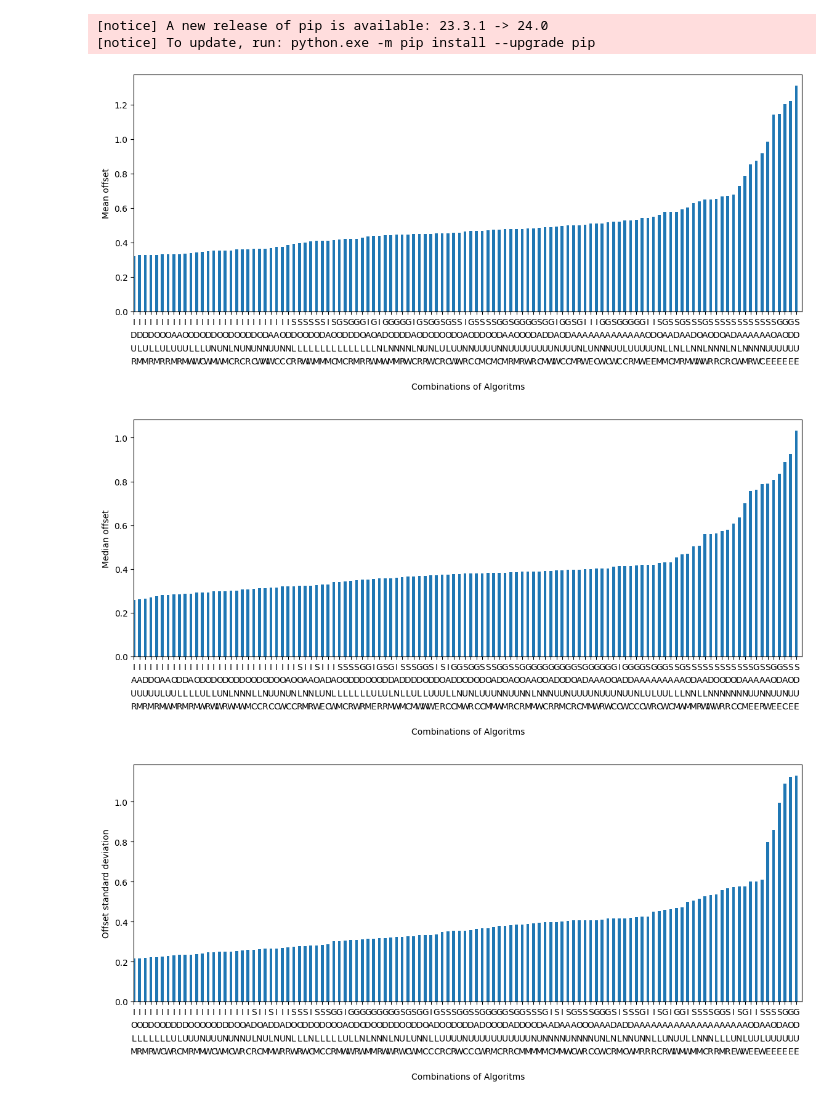
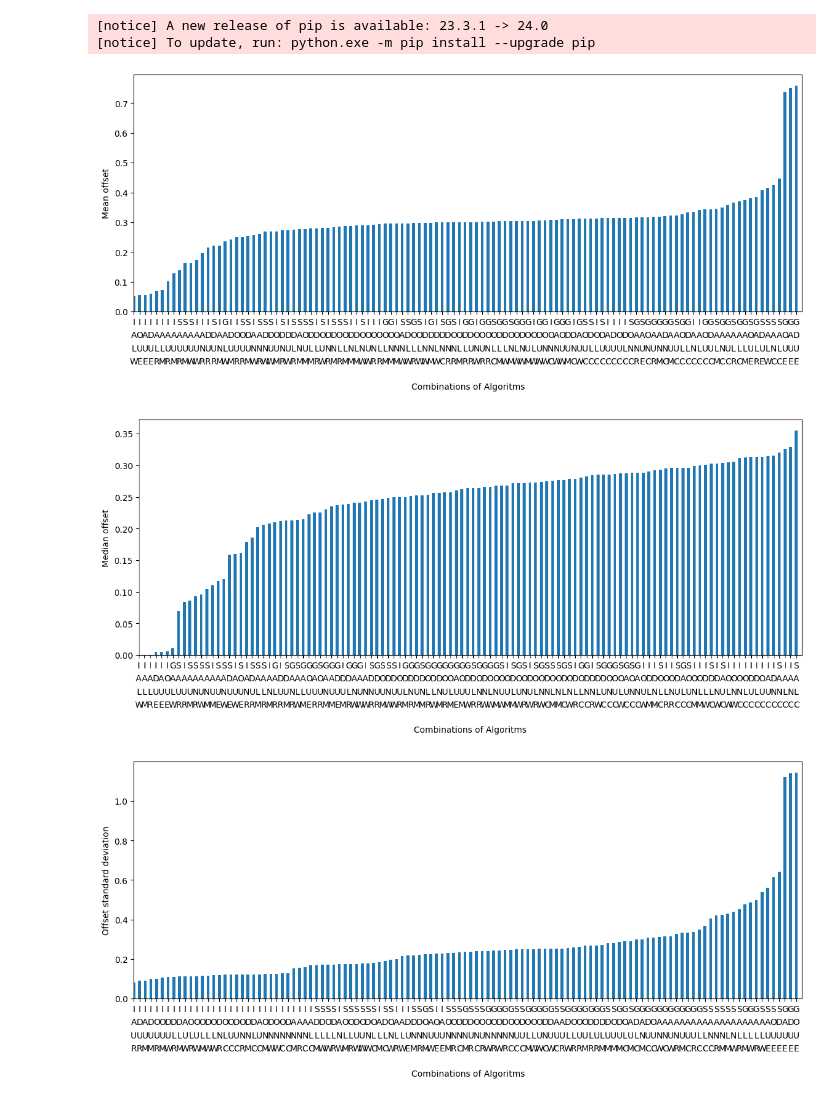
Before and after one commit to AlexLenitschek/ILDARSrevised, a Jupyter notebook: Offset_Plotter.ipynb, the cells around one changed output. Cells and saved outputs as stored; diff of their text form; code cells hidden in the pictures.

```diff
--- a/Offset_Plotter.ipynb
+++ b/Offset_Plotter.ipynb
@@ -79,7 +79,10 @@ from statistics import mean, median, stdev
 import matplotlib.pyplot as plt
 from tabulate import tabulate
 
-folder_name = '100test1roomGP3andINVandDBnoError06-20'
+# To generate Plots for different simulation runs, change folder name here.
+# Folder must be located in .../ILDARSrevised/results/
+folder_name = '100test1roomGP3andINVandDBnoError2ndRun06-20'
+
 
 def calculate_sums(sorted_files):
     values = [item[1] for item in sorted_files]
@@ -115,6 +118,9 @@ def find_project_dir():
     current_dir = Path.cwd()  # Get the current working directory
     while str(current_dir) != '/':  # Traverse up the directory tree until root
         if 'ILDARSrevised' in os.listdir(current_dir):
+            # working directory might already be ILDARSrevised, if that's the case use this:
+            # return current_dir
+            # instead of the following one:
             return current_dir / 'ILDARSrevised'
         current_dir = current_dir.parent
     raise FileNotFoundError("Project directory 'ILDARSrevised' not found.")
@@ -151,33 +157,33 @@ print(f"Sum of Means: {sum_of_means:.2f}")
 print(f"Sum of Medians: {sum_of_medians:.2f}")
 print(f"Sum of Standard Deviations: {sum_of_std_devs:.2f}\n")
 
 # Save the total sums to a text file
 txt_file_path = save_path / 'results.txt'
 with open(txt_file_path, 'w') as f:
     f.write(f"Sum of Means: {sum_of_means:.2f}\n")
     f.write(f"Sum of Medians: {sum_of_medians:.2f}\n")
     f.write(f"Sum of Standard Deviations: {sum_of_std_devs:.2f}\n\n")
 
 for letter in algorithm_letters:
     filtered_means = filter_files_by_algorithm(sorted_by_mean, [letter])
     filtered_medians = filter_files_by_algorithm(sorted_by_median, [letter])
     filtered_std_devs = filter_files_by_algorithm(sorted_by_std_dev, [letter])
 
     sum_of_means_specific = calculate_sums(filtered_means)
     sum_of_medians_specific = calculate_sums(filtered_medians)
     sum_of_std_devs_specific = calculate_sums(filtered_std_devs)
 
     print(f"Sum of {letter} Means: {sum_of_means_specific:.2f}")
     print(f"Sum of {letter} Medians: {sum_of_medians_specific:.2f}")
     print(f"Sum of {letter} Standard Deviations: {sum_of_std_devs_specific:.2f}\n")
 
     # Save the values to a text file
     txt_file_path = save_path / 'results.txt'
     with open(txt_file_path, 'a') as f:
         f.write(f"Sum of {letter} Means: {sum_of_means_specific:.2f}\n")
         f.write(f"Sum of {letter} Medians: {sum_of_medians_specific:.2f}\n")
         f.write(f"Sum of {letter} Standard Deviations: {sum_of_std_devs_specific:.2f}\n")
 # %% [output]
-[figure, old version]
+[figure, new version]
-[figure, old version]
+[figure, new version]
-[figure, old version]
+[figure, new version]
```
Also changed, not shown: parts of 1 cell of this notebook.
